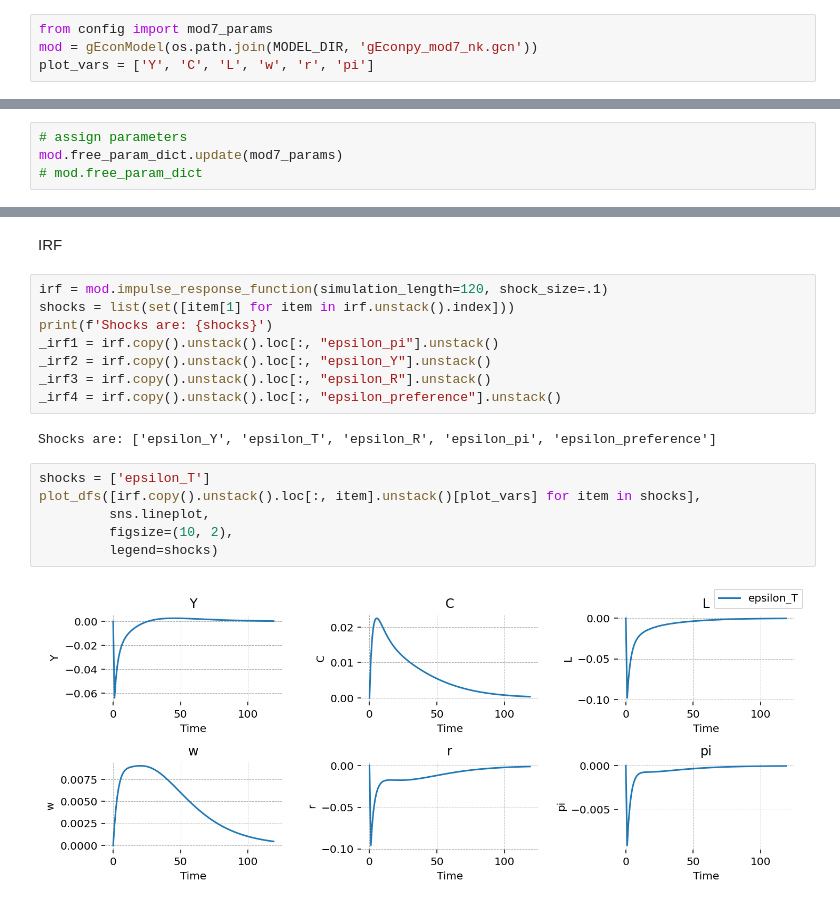
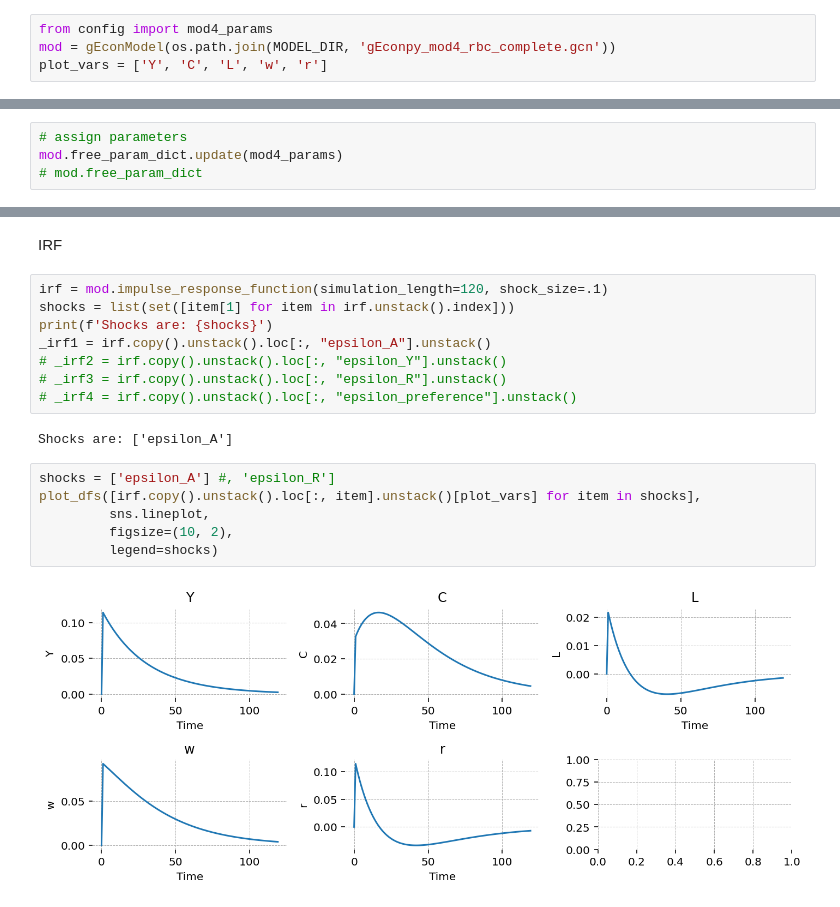
Before and after one commit to lukasgrahl/memoire1, a Jupyter notebook: notebooks/02-prep_model.ipynb, the cells around one changed output, grey strips where cells are left out. Saved outputs shown, nothing was run; the diff lists cells and outputs as text.

```diff
--- a/notebooks/02-prep_model.ipynb
+++ b/notebooks/02-prep_model.ipynb
@@ -34,9 +27,9 @@ plt.rcParams.update(plt_config)
 # %% [markdown]
 load model
 # %%
-from config import mod7_params
-mod = gEconModel(os.path.join(MODEL_DIR, 'gEconpy_mod7_nk.gcn'))
-plot_vars = ['Y', 'C', 'L', 'w', 'r', 'pi']
+from config import mod4_params
+mod = gEconModel(os.path.join(MODEL_DIR, 'gEconpy_mod4_rbc_complete.gcn'))
+plot_vars = ['Y', 'C', 'L', 'w', 'r']
 # %% [output]
 Model Building Complete.
 Found:
@@ -53,6 +48,6 @@ Found:
  Model appears well defined and ready to proceed to solving.
 # %%
 # assign parameters
-mod.free_param_dict.update(mod7_params)
+mod.free_param_dict.update(mod4_params)
 # mod.free_param_dict
 # %% [markdown]
@@ -143,17 +135,17 @@ IRF
 irf = mod.impulse_response_function(simulation_length=120, shock_size=.1)
 shocks = list(set([item[1] for item in irf.unstack().index]))
 print(f'Shocks are: {shocks}')
-_irf1 = irf.copy().unstack().loc[:, "epsilon_pi"].unstack()
-_irf2 = irf.copy().unstack().loc[:, "epsilon_Y"].unstack()
-_irf3 = irf.copy().unstack().loc[:, "epsilon_R"].unstack()
-_irf4 = irf.copy().unstack().loc[:, "epsilon_preference"].unstack()
+_irf1 = irf.copy().unstack().loc[:, "epsilon_A"].unstack()
+# _irf2 = irf.copy().unstack().loc[:, "epsilon_Y"].unstack()
+# _irf3 = irf.copy().unstack().loc[:, "epsilon_R"].unstack()
+# _irf4 = irf.copy().unstack().loc[:, "epsilon_preference"].unstack()
 # %% [output]
-Shocks are: ['epsilon_Y', 'epsilon_T', 'epsilon_R', 'epsilon_pi', 'epsilon_preference']
+Shocks are: ['epsilon_A']
 # %%
-shocks = ['epsilon_T']
+shocks = ['epsilon_A'] #, 'epsilon_R']
 plot_dfs([irf.copy().unstack().loc[:, item].unstack()[plot_vars] for item in shocks],
          sns.lineplot,
          figsize=(10, 2),
          legend=shocks)
 # %% [output]
-[figure, old version]
+[figure, new version]
```
Also changed, not shown: parts of 12 cells of this notebook, 3 other files.
